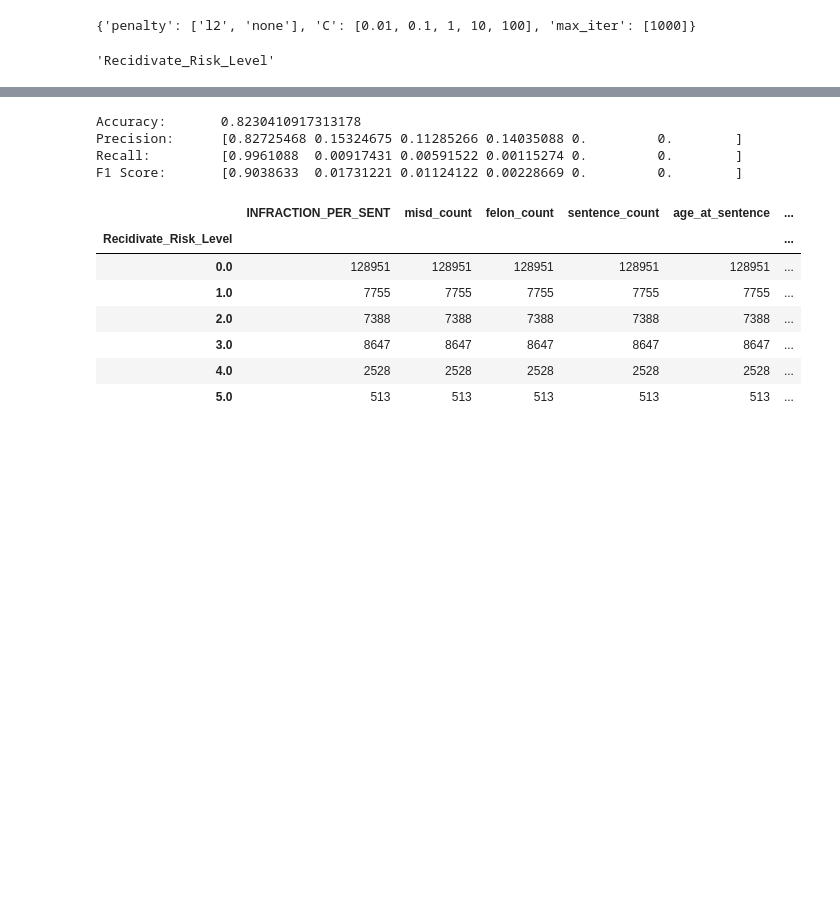
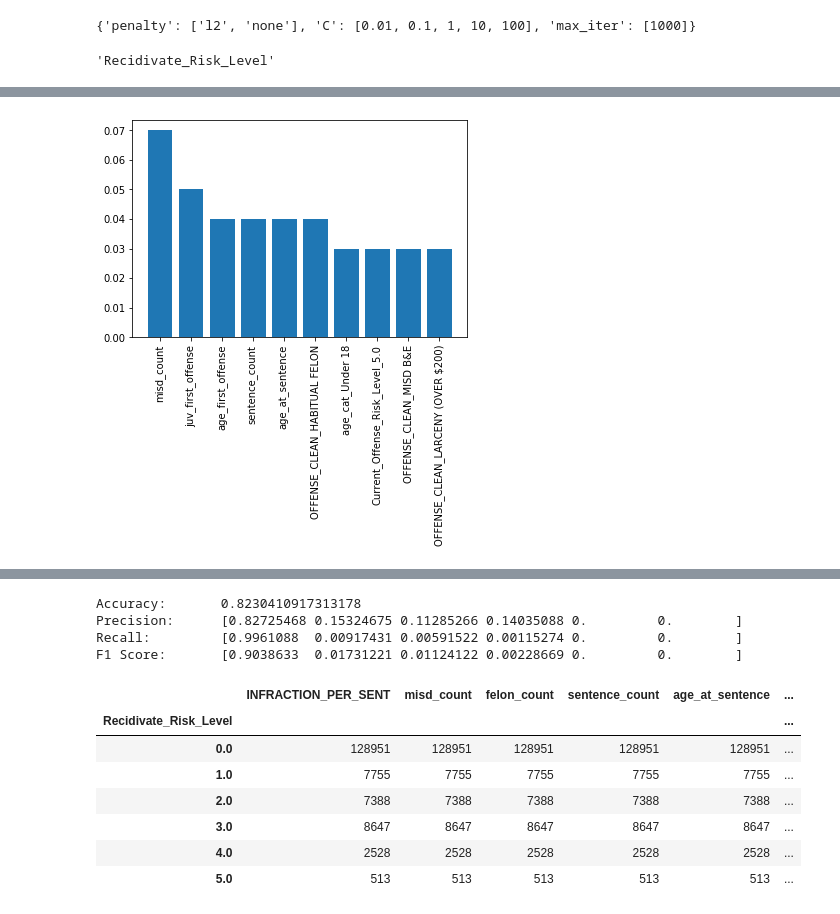
Before and after one commit to christi-liongson/covid_decarceration, a Jupyter notebook: files/analysis_1.ipynb, the cells around one changed output, grey strips where cells are left out. Cells and saved outputs as stored; diff of their text form; code cells hidden in the pictures; blank space fills up the shorter version.

```diff
--- a/files/analysis_1.ipynb
+++ b/files/analysis_1.ipynb
@@ -172,0 +352,14 @@ Please also refer to the documentation for alternative solver options:
+# %%
+# Sort in descending order
+indices = np.argsort(importances)[::-1]
+
+# Sort the labels in a corresponding fashion
+names = [labels[i] for i in indices]
+
+# Plot
+plt.figure()
+plt.bar(range(10),importances[indices[:10]])
+plt.xticks(range(10), names[:10], rotation=90)
+plt.show()
+# %% [output]
+[figure, added]
```
Also changed, not shown: parts of 19 cells of this notebook.
